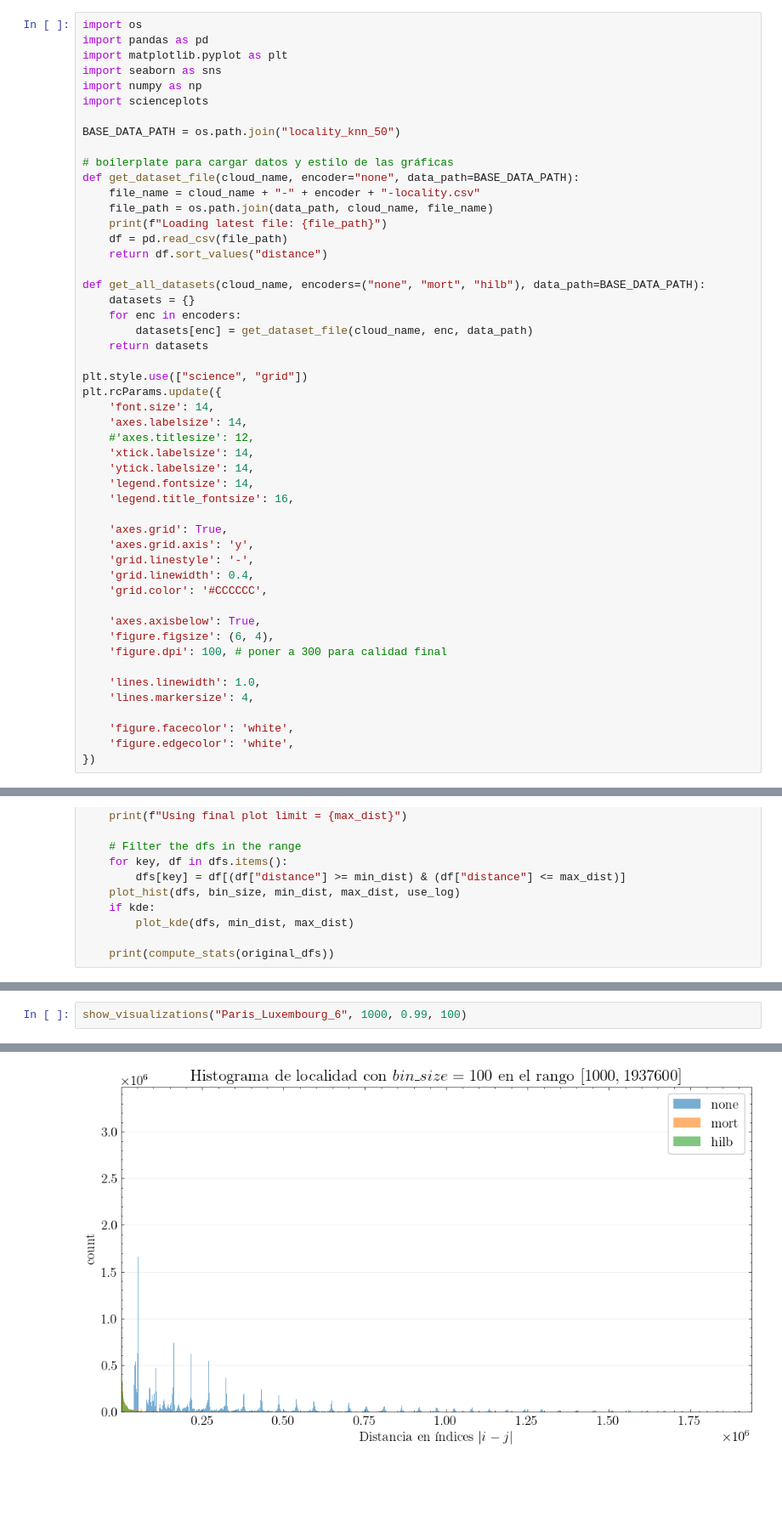
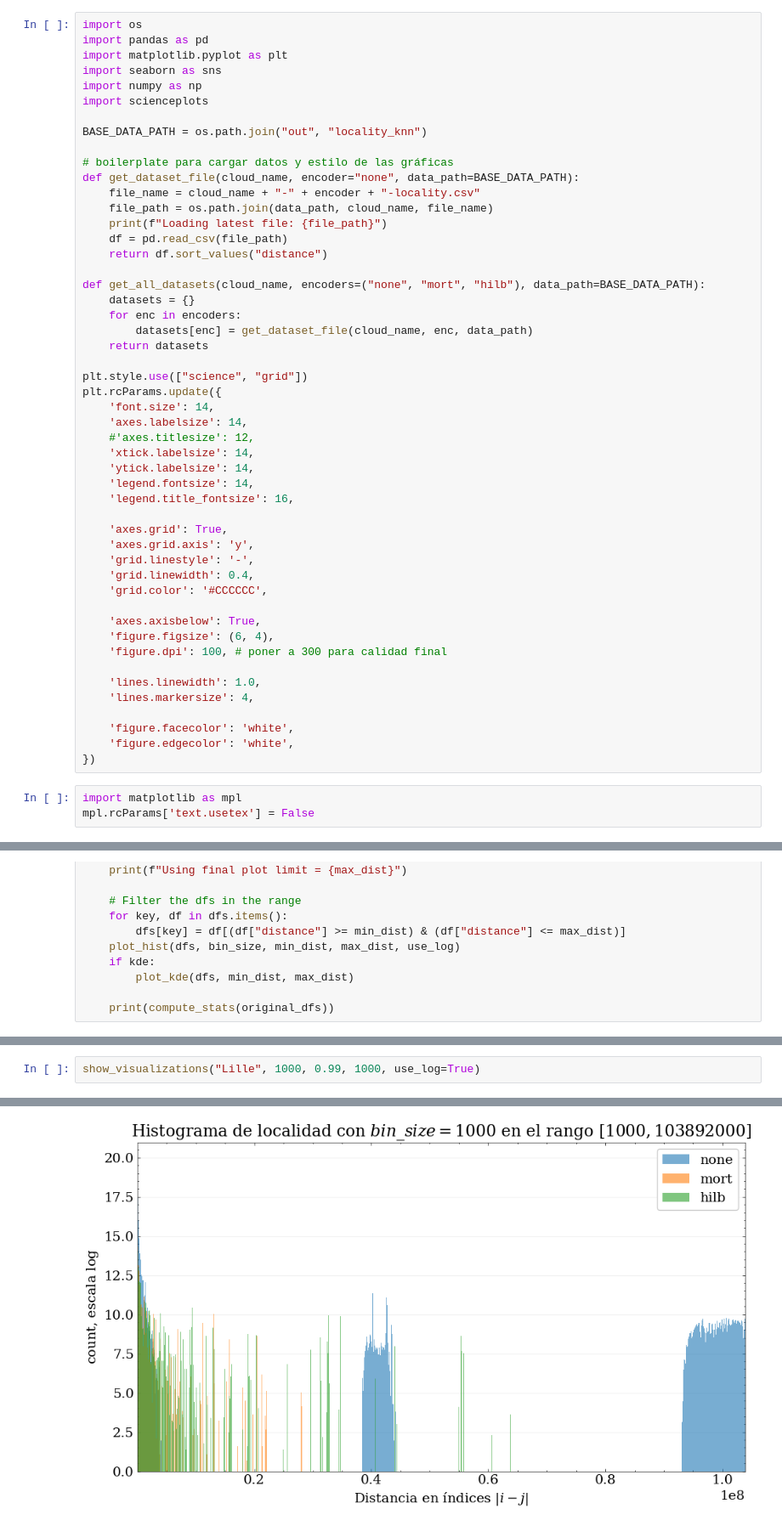
Before and after one commit to derivada/octrees-benchmark, a Jupyter notebook: benchmark_plots_locality.ipynb, the cells around one changed output, grey strips where cells are left out. Shown at 85% size. Drawn from its saved outputs; the diff is of its cells as text; blank space fills up the shorter version.

```diff
--- a/benchmark_plots_locality.ipynb
+++ b/benchmark_plots_locality.ipynb
@@ -6,7 +6,7 @@ import seaborn as sns
 import numpy as np
 import scienceplots
 
-BASE_DATA_PATH = os.path.join("locality_knn_50")
+BASE_DATA_PATH = os.path.join("out", "locality_knn")
 
 # boilerplate para cargar datos y estilo de las gráficas
 def get_dataset_file(cloud_name, encoder="none", data_path=BASE_DATA_PATH):
@@ -48,6 +48,9 @@ plt.rcParams.update({
     'figure.facecolor': 'white',
     'figure.edgecolor': 'white',
 })
+# %%
+import matplotlib as mpl
+mpl.rcParams['text.usetex'] = False
 # %% [markdown]
 # Visualizaciones de localidad con histogramas
 Idea: dada una búsqueda sobre un centro $p_i$ que encuentra un número de puntos en el vecindario $p_j$, construimos un histograma con las distancias $|i-j|$, y lo ponemos en un dataset (distancia, count).
@@ -222,3 +253,3 @@ Encoder  Weighted Mean  Weighted Std Dev
 # %%
-show_visualizations("Paris_Luxembourg_6", 1000, 0.99, 100)
+show_visualizations("Lille", 1000, 0.99, 1000, use_log=True)
 # %% [output]
@@ -233 +264 @@ Using final plot limit = 1937600
-[figure, old version]
+[figure, new version]
```
Also changed, not shown: parts of 21 cells of this notebook, 1 other file.
